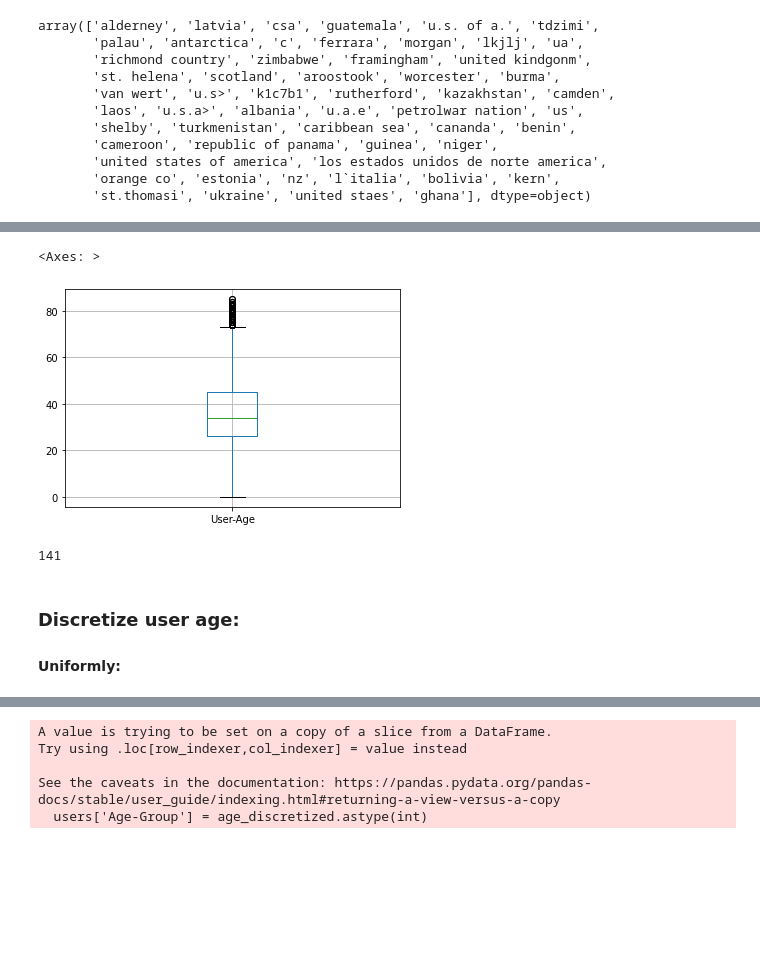
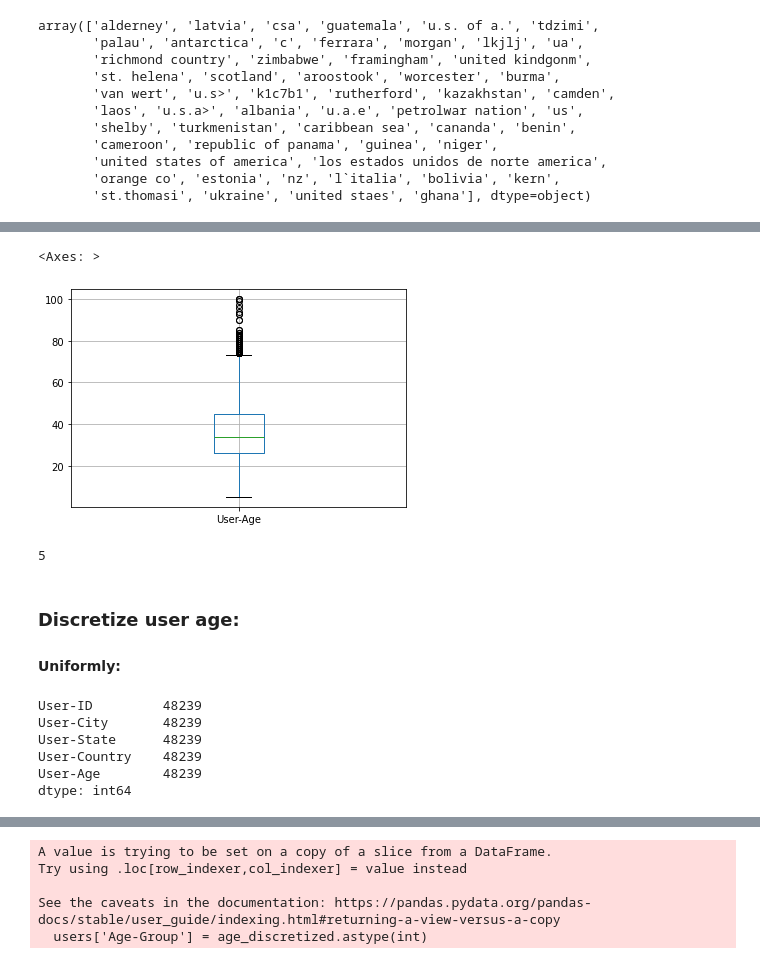
Before and after one commit to caseynator123/EDP_assigment2, a Jupyter notebook: preprocessing/preprocessing_user.ipynb, the cells around one changed output, grey strips where cells are left out. Drawn from its saved outputs; the diff is of its cells as text; code cells hidden in the pictures; blank space fills up the shorter version.

```diff
--- a/preprocessing/preprocessing_user.ipynb
+++ b/preprocessing/preprocessing_user.ipynb
@@ -298,6 +318,10 @@ users[users['User-Country'] == 'unknown']
 | 47865 | 276496 | the colony | NaN | unknown | 45 |
 | 47869 | 276538 | cologne | NaN | unknown | 26 |
 519 rows × 5 columns
+# %%
+users['User-City'] = users['User-City'].fillna('unknown')
+# %%
+users['User-State'] = users['User-State'].fillna('unknown')
 # %% [markdown]
 ## Imputing Age
 Tried imputing age based on mean of country the user is from but this led to changing the distribution of the dataset.
@@ -503,18 +528,26 @@ users_random_imputed.boxplot(column = 'User-Age')
 # %%
-users[(users['User-Age'] != -1) & (users['User-Age'] < 90)].boxplot(column = 'User-Age')
+users[(users['User-Age'] >= 5) & (users['User-Age'] <= 100)].boxplot(column = 'User-Age')
 # %% [output]
 <Axes: >
-[figure, old version]
+[figure, new version]
 # %%
 # should people below certain age be making reviews?
-((users['User-Age'] < 8) & (users['User-Age'] != -1)).sum()
+((users_random_imputed['User-Age'] <= 5)).sum()
 # %% [output]
-141
+5
 # %% [markdown]
 ### Discretize user age:
 #### Uniformly:
 # %%
 users = users_random_imputed.dropna()
+users.count()
+# %% [output]
+User-ID         48239
+User-City       48239
+User-State      48239
+User-Country    48239
+User-Age        48239
+dtype: int64
 # %%
 from sklearn.preprocessing import KBinsDiscretizer
 # %%
```
Also changed, not shown: parts of 45 cells of this notebook, 2 other files.
